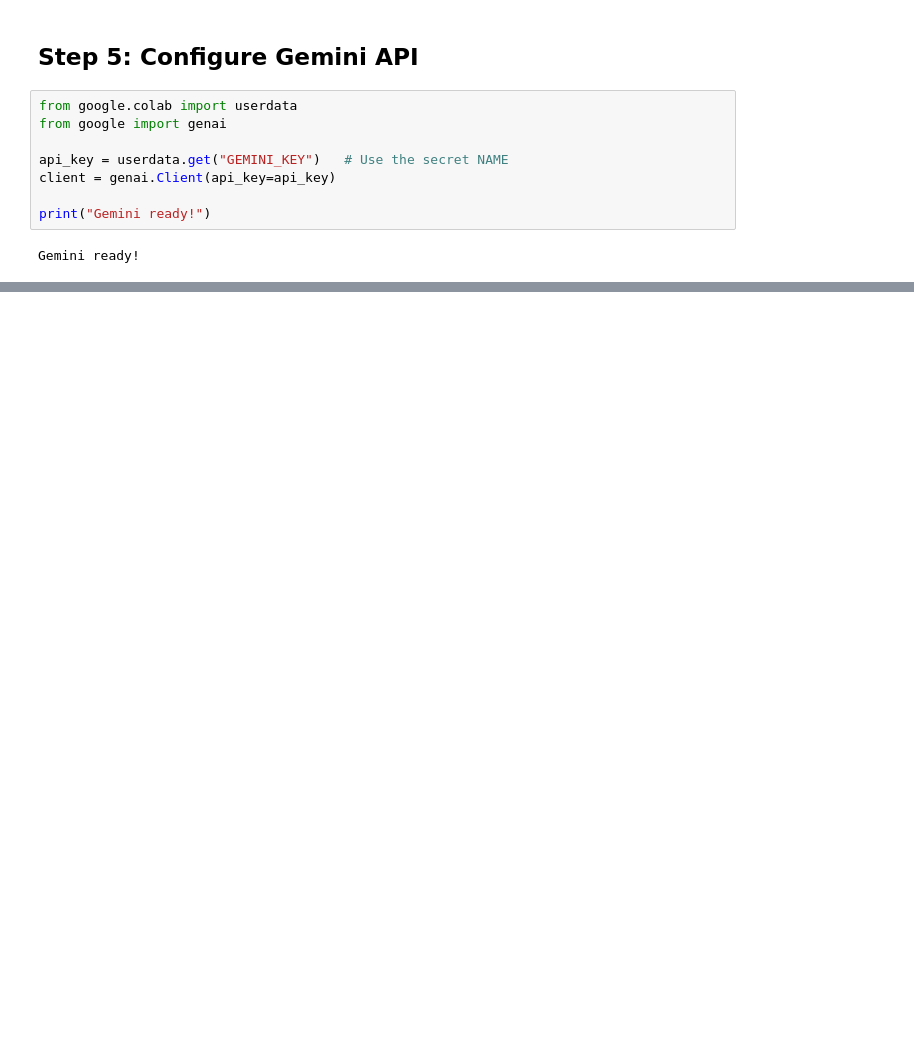
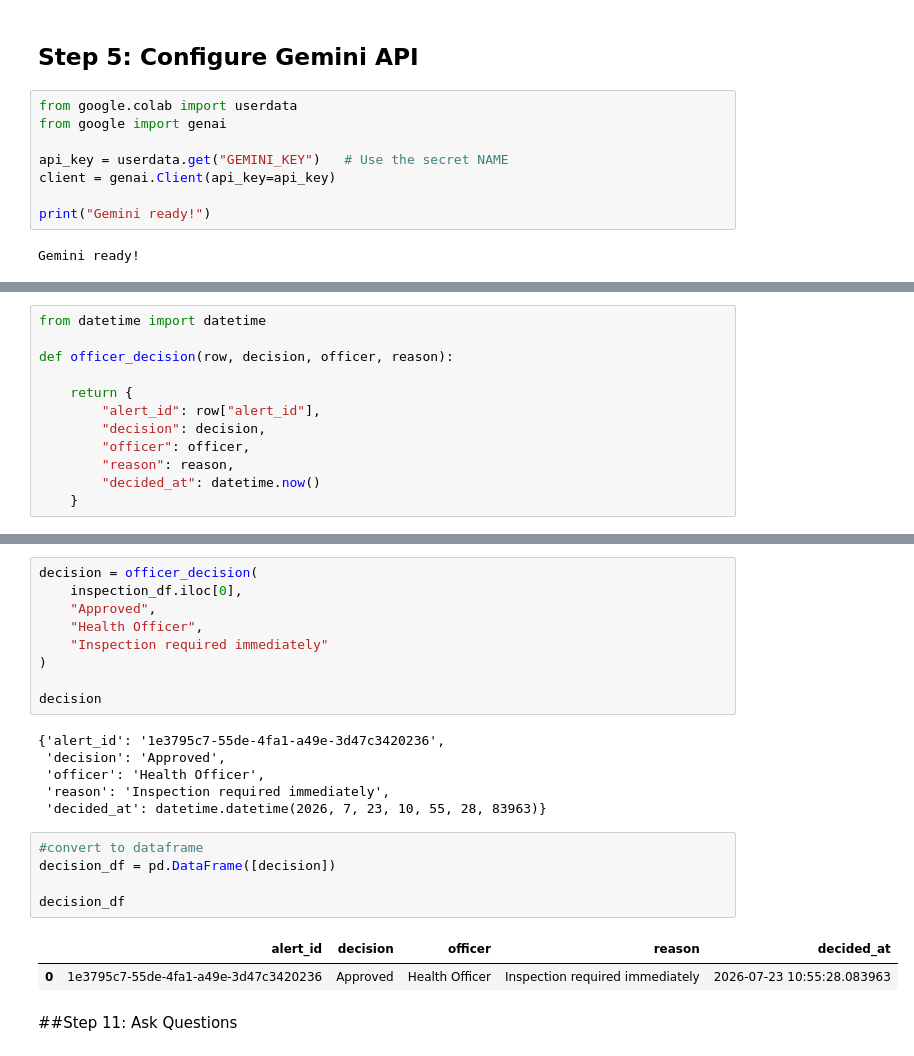
Before and after one commit to edmundzen/dengue-early-warning, a Jupyter notebook: member4_gemini.ipynb, the cells around one changed output, grey strips where cells are left out. Saved outputs shown, nothing was run; the diff lists cells and outputs as text; blank space fills up the shorter version.

```diff
--- a/member4_gemini.ipynb
+++ b/member4_gemini.ipynb
@@ -245,0 +281,12 @@ The Gemini AI module successfully converts dengue risk scores into actionable re
+# %%
+from datetime import datetime
+
+def officer_decision(row, decision, officer, reason):
+
+    return {
+        "alert_id": row["alert_id"],
+        "decision": decision,
+        "officer": officer,
+        "reason": reason,
+        "decided_at": datetime.now()
+    }
@@ -245,0 +368,25 @@ The Gemini AI module successfully converts dengue risk scores into actionable re
+# %%
+decision = officer_decision(
+    inspection_df.iloc[0],
+    "Approved",
+    "Health Officer",
+    "Inspection required immediately"
+)
+
+decision
+# %% [output]
+{'alert_id': '1e3795c7-55de-4fa1-a49e-3d47c3420236',
+ 'decision': 'Approved',
+ 'officer': 'Health Officer',
+ 'reason': 'Inspection required immediately',
+ 'decided_at': datetime.datetime(2026, 7, 23, 10, 55, 28, 83963)}
+# %%
+#convert to dataframe
+decision_df = pd.DataFrame([decision])
+
+decision_df
+# %% [output]
+|  | alert_id | decision | officer | reason | decided_at |
+| 0 | 1e3795c7-55de-4fa1-a49e-3d47c3420236 | Approved | Health Officer | Inspection required immediately | 2026-07-23 10:55:28.083963 |
+# %% [markdown]
+##Step 11: Ask Questions
```
Also changed, not shown: parts of 60 cells of this notebook.
